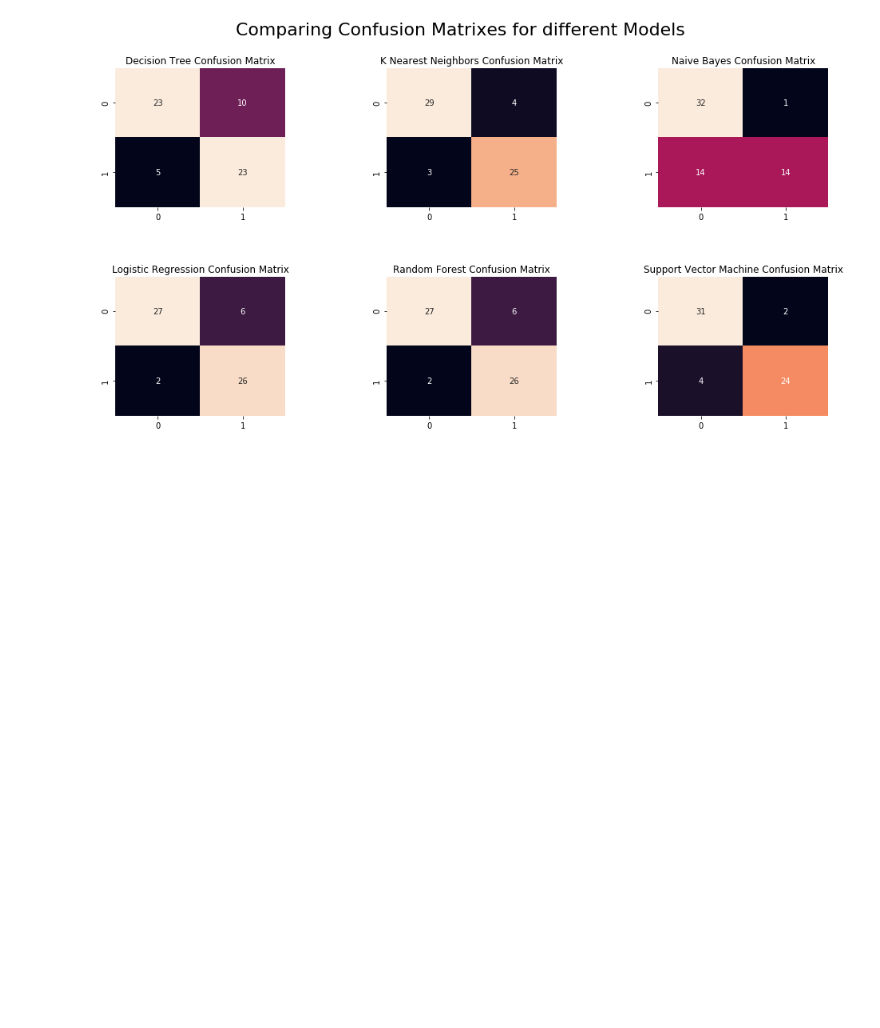
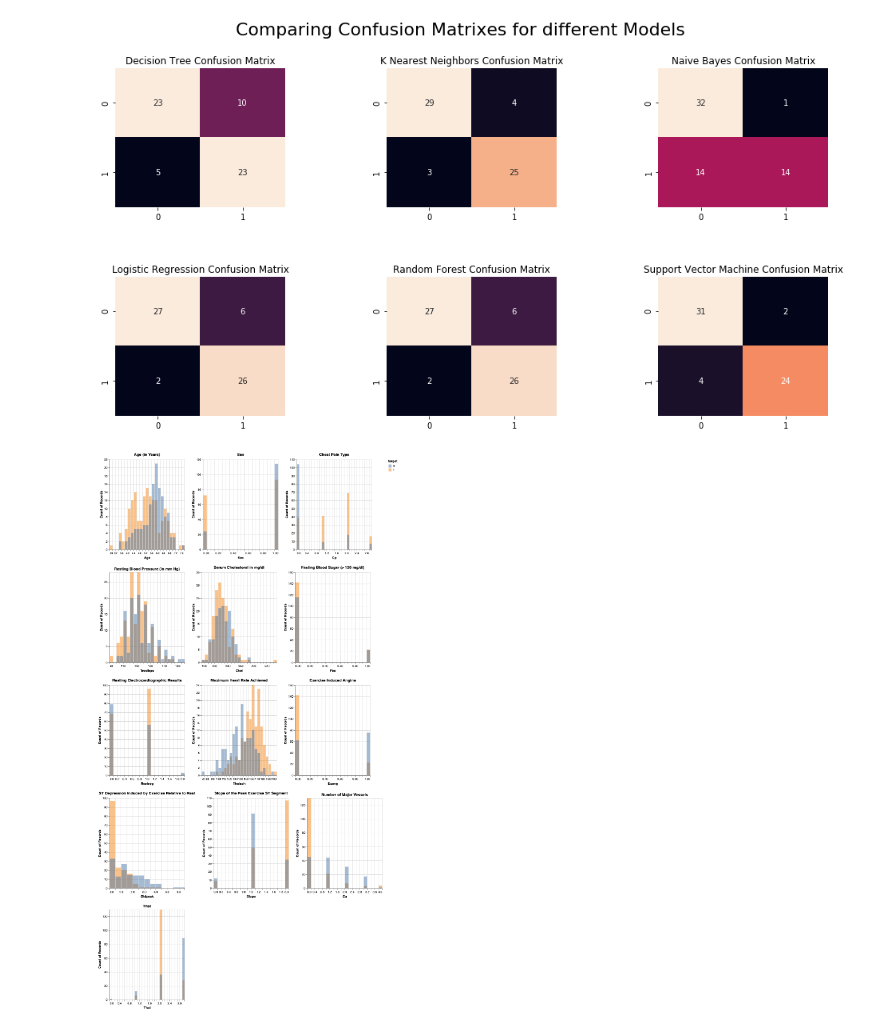
Before and after one commit to camadi/Heart-Disease-Prediction, a Jupyter notebook: Heart-Disease-Analysis.ipynb, the cells around one changed output. Saved outputs shown, nothing was run; the diff lists cells and outputs as text; code cells hidden in the pictures; blank space fills up the shorter version.

```diff
--- a/Heart-Disease-Analysis.ipynb
+++ b/Heart-Disease-Analysis.ipynb
@@ -227,3 +228,9 @@ X_train, X_test, y_train, y_test = train_test_split(X, y, train_size = 0.8, rand
 # Identify the categorical and numeric columns
 numeric_features = ['age', 'sex', 'trestbps', 'chol', 'fbs', 'thalach', 'exang', 'oldpeak', 'ca']
 categorical_features = ['cp', 'slope', 'thal', 'restecg']
+# %%
+for feature in categorical_features:
+    print('Feature: %s' %(feature))
+    print('------------')
+    print(heart[feature].value_counts())
+    print('\n\n')
@@ -430,3 +455,42 @@ sns.heatmap(cm_plot['SVM'], annot=True, cbar = False)
 plt.show()
 # %% [output]
 [figure]
+# %%
+features = ['age', 'sex', 'cp', 'trestbps', 'chol', 'fbs', 'restecg', 'thalach',
+       'exang', 'oldpeak', 'slope', 'ca', 'thal']
+
+titles = ['Age (in Years)', 'Sex', 'Chest Pain Type', 'Resting Blood Pressure (in mm Hg)', 'Serum Cholestoral in mg/dl',
+'Fasting Blood Sugar (> 120 mg/dl)', 'Resting Electrocardiographic Results', 'Maximum Heart Rate Achieved', 'Exercise Induced Angina',
+'ST Depression Induced by Exercise Relative to Rest', 'Slope of the Peak Exercise ST Segment', 'Number of Major Vessels', 'Thal']
+
+plots = []
+
+for feature in features:
+    plot = alt.Chart(heart).mark_bar(
+        opacity=0.5).encode(
+        alt.X(feature, bin=alt.Bin(maxbins=30), title = str.title(feature)),
+        alt.Y('count()', stack=None),
+        alt.Color('target:N')).properties(
+        title= (titles.pop(0)),
+        width = 250)
+    plots.append(plot)
+
+def make_hcc(row_of_charts):
+    hconcat = [chart for chart in row_of_charts]
+    hcc = alt.HConcatChart(hconcat=hconcat)
+    return hcc
+
+def facet_plot(charts, charts_per_row):
+    rows_of_charts = [
+        charts[i:i+charts_per_row]
+        for i in range(0, len(charts), charts_per_row)]
+    vconcat = [make_hcc(r) for r in rows_of_charts]
+    vcc = alt.VConcatChart(vconcat=vconcat)\
+      .configure_axisX(grid=True)\
+      .configure_axisY(grid=True)
+    return vcc
+
+faceted_charts = facet_plot(plots, 3)
+faceted_charts
+# %% [output]
+[figure, added]
```
Also changed, not shown: parts of 6 cells of this notebook.
